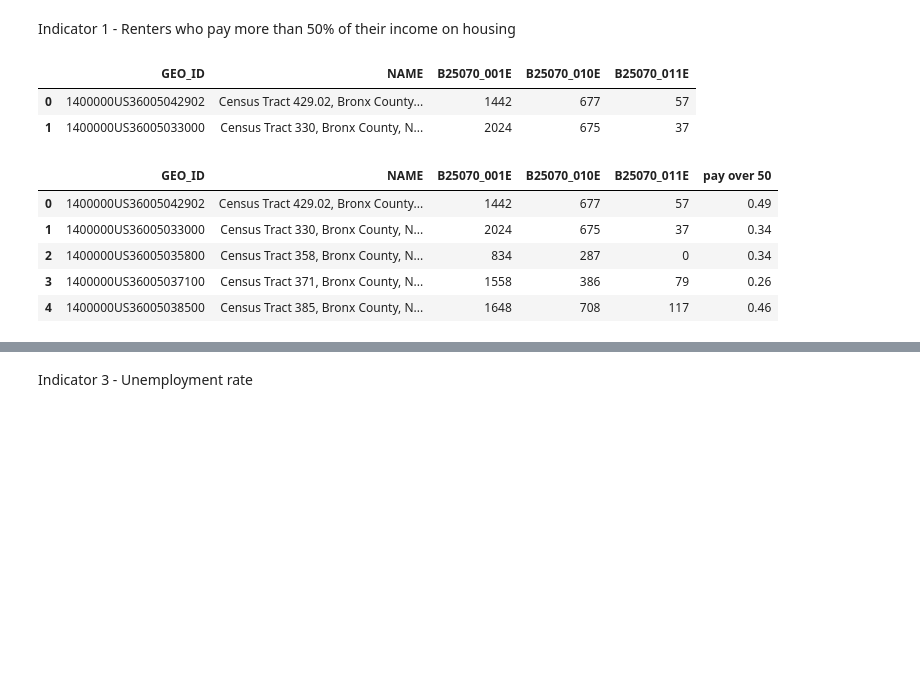
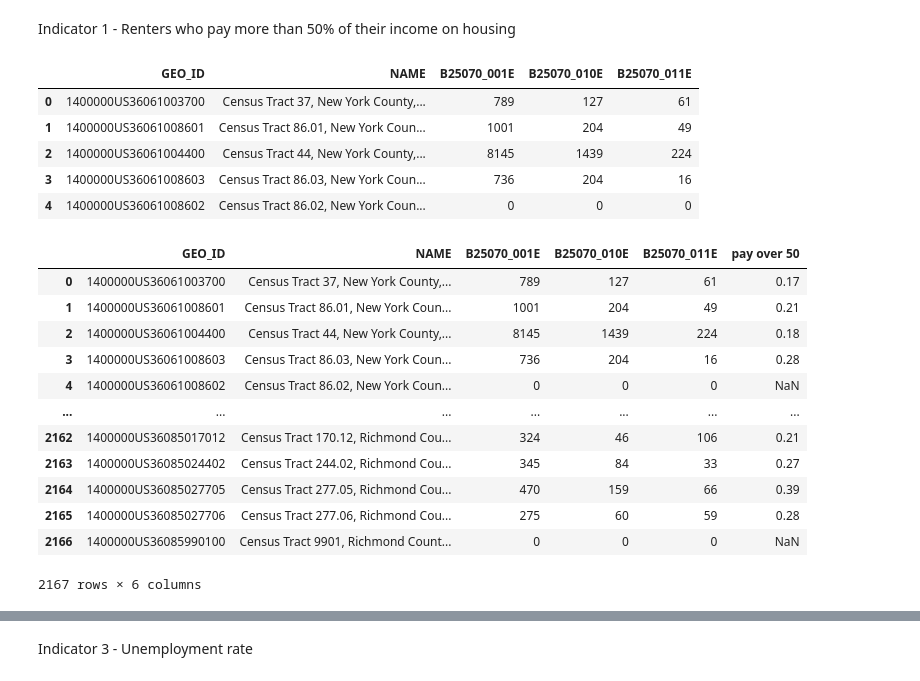
Before and after one commit to community-insight-impact/cvi_ucla_partnership, a Jupyter notebook: notebooks/merge_data_rent.ipynb, the cells around one changed output, grey strips where cells are left out. Cells and saved outputs as stored; diff of their text form; code cells hidden in the pictures; blank space fills up the shorter version.

```diff
--- a/notebooks/merge_data_rent.ipynb
+++ b/notebooks/merge_data_rent.ipynb
@@ -8,26 +8,31 @@ pd.set_option('display.max_columns', None)
 # %% [markdown]
 Indicator 1 - Renters who pay more than 50% of their income on housing
 # %%
-#2018
-
-# B25070_010E (estimate total 50.0 percent or more)
-# B25070_001E (total)
-
-rent = pd.read_csv('../data/raw/2014-18/ACSDT5Y2018.B25070_data_with_overlays.csv',
+rent = pd.read_csv('../data/ACSDT5Y2018.B25070_2020-11-19T202042/ACSDT5Y2018.B25070_data_with_overlays_2020-11-19T201947.csv',
                    low_memory=False, skiprows=[1],
                    usecols=['GEO_ID','NAME','B25070_010E','B25070_001E','B25070_011E'])
-rent.head(2)
+rent.head()
 # %% [output]
 |  | GEO_ID | NAME | B25070_001E | B25070_010E | B25070_011E |
-| 0 | 1400000US36005042902 | Census Tract 429.02, Bronx County... | 1442 | 677 | 57 |
-| 1 | 1400000US36005033000 | Census Tract 330, Bronx County, N... | 2024 | 675 | 37 |
+| 0 | 1400000US36061003700 | Census Tract 37, New York County,... | 789 | 127 | 61 |
+| 1 | 1400000US36061008601 | Census Tract 86.01, New York Coun... | 1001 | 204 | 49 |
+| 2 | 1400000US36061004400 | Census Tract 44, New York County,... | 8145 | 1439 | 224 |
+| 3 | 1400000US36061008603 | Census Tract 86.03, New York Coun... | 736 | 204 | 16 |
+| 4 | 1400000US36061008602 | Census Tract 86.02, New York Coun... | 0 | 0 | 0 |
 # %%
 rent['pay over 50'] = (rent['B25070_010E'] / (rent['B25070_001E'] - rent['B25070_011E'])).round(decimals=2)
-rent.head()
+rent
 # %% [output]
 |  | GEO_ID | NAME | B25070_001E | B25070_010E | B25070_011E | pay over 50 |
-| 0 | 1400000US36005042902 | Census Tract 429.02, Bronx County... | 1442 | 677 | 57 | 0.49 |
-| 1 | 1400000US36005033000 | Census Tract 330, Bronx County, N... | 2024 | 675 | 37 | 0.34 |
-| 2 | 1400000US36005035800 | Census Tract 358, Bronx County, N... | 834 | 287 | 0 | 0.34 |
-| 3 | 1400000US36005037100 | Census Tract 371, Bronx County, N... | 1558 | 386 | 79 | 0.26 |
-| 4 | 1400000US36005038500 | Census Tract 385, Bronx County, N... | 1648 | 708 | 117 | 0.46 |
+| 0 | 1400000US36061003700 | Census Tract 37, New York County,... | 789 | 127 | 61 | 0.17 |
+| 1 | 1400000US36061008601 | Census Tract 86.01, New York Coun... | 1001 | 204 | 49 | 0.21 |
+| 2 | 1400000US36061004400 | Census Tract 44, New York County,... | 8145 | 1439 | 224 | 0.18 |
+| 3 | 1400000US36061008603 | Census Tract 86.03, New York Coun... | 736 | 204 | 16 | 0.28 |
+| 4 | 1400000US36061008602 | Census Tract 86.02, New York Coun... | 0 | 0 | 0 | NaN |
+| ... | ... | ... | ... | ... | ... | ... |
+| 2162 | 1400000US36085017012 | Census Tract 170.12, Richmond Cou... | 324 | 46 | 106 | 0.21 |
+| 2163 | 1400000US36085024402 | Census Tract 244.02, Richmond Cou... | 345 | 84 | 33 | 0.27 |
+| 2164 | 1400000US36085027705 | Census Tract 277.05, Richmond Cou... | 470 | 159 | 66 | 0.39 |
+| 2165 | 1400000US36085027706 | Census Tract 277.06, Richmond Cou... | 275 | 60 | 59 | 0.28 |
+| 2166 | 1400000US36085990100 | Census Tract 9901, Richmond Count... | 0 | 0 | 0 | NaN |
+2167 rows × 6 columns
```
Also changed, not shown: parts of 3 cells of this notebook.
